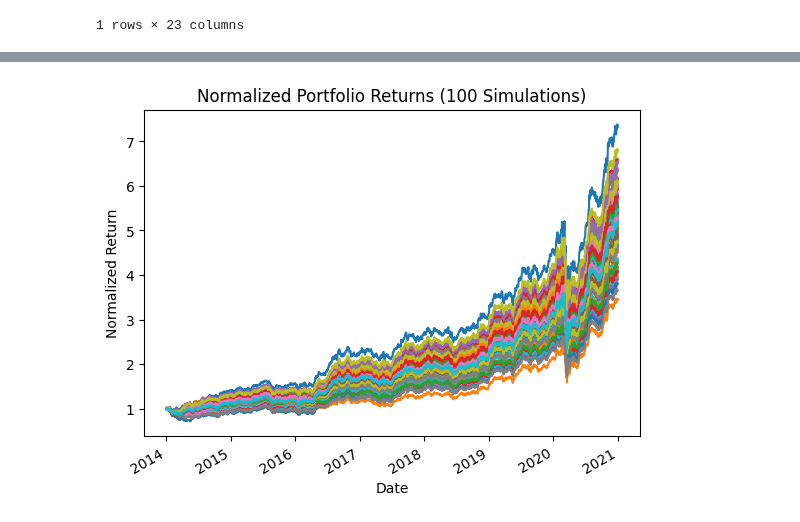
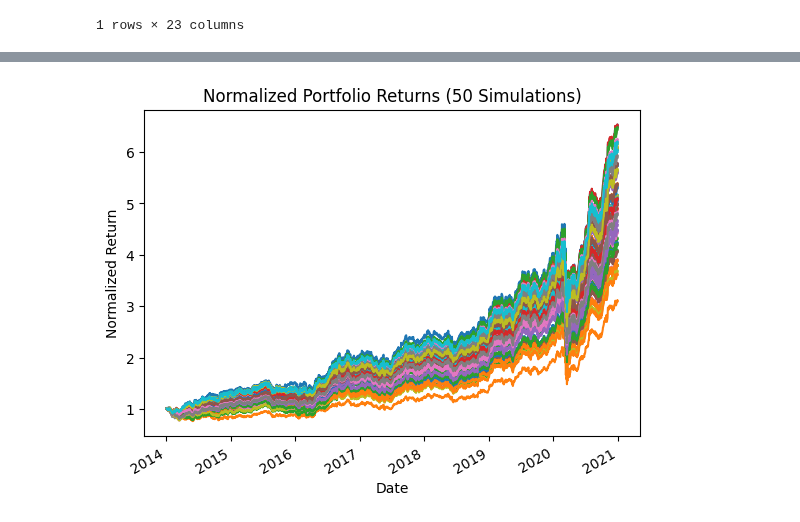
Before and after one commit to fea-dev-usp/quantamental-Dev_Wizards, a Jupyter notebook: indice_v2/rebalanceamentos_aleatorios.ipynb, the cells around one changed output, grey strips where cells are left out. Saved outputs shown, nothing was run; the diff lists cells and outputs as text; code cells hidden in the pictures.

```diff
--- a/indice_v2/rebalanceamentos_aleatorios.ipynb
+++ b/indice_v2/rebalanceamentos_aleatorios.ipynb
@@ -97,15 +82,15 @@ def random_weights(returns, binary_array):
 # %%
-def random_weights_portfolio(returns, weights_df_random):
-    portfolio_returns_random = (returns * weights_df_random.drop('rebalancing', axis=1)) # Nx1 vextor - calculate the portfolio returns
+def random_rebalances_portfolio(returns, weights_df_random):
+    portfolio_returns = (returns * weights_df_random.drop('rebalancing', axis=1)) # NxN vextor - calculate the portfolio returns
 
-    normalized_portfolio_returns_random = (1 + portfolio_returns_random.sum(axis=1)).cumprod()
+    normalized_portfolio_returns = (1 + portfolio_returns.sum(axis=1)).cumprod()
 
-    return normalized_portfolio_returns_random
+    return normalized_portfolio_returns
 # %%
 # teste para um porfólio
 binary_array = random_array()
-weights_df_random = random_weights(returns, binary_array)
-normalized_portfolio_returns_random = random_weights_portfolio(returns, weights_df_random)
+weights_df_random = df_weights(returns, binary_array)
+normalized_portfolio_returns_random = random_rebalances_portfolio(returns, weights_df_random)
 # %% [output]
 You must convert self.cov to a positive definite matrix
 You must convert self.cov to a positive definite matrix
@@ -129,17 +106,17 @@ plt.show()
+# %%
+def simulate_portfolio():
+    binary_array = random_array()
+    weights_df_random = df_weights(returns, binary_array)
+    normalized_portfolio_returns_random = random_rebalances_portfolio(returns, weights_df_random)
+
+    cumulated_return = normalized_portfolio_returns_random.iloc[-1]
+    return cumulated_return, binary_array, normalized_portfolio_returns_random
 # %%
 from joblib import Parallel, delayed
 
-num_simulations = 100
+num_simulations = 50
 simulated_portfolios = []
 binarray_cumret_dict = {}
-
-def simulate_portfolio():
-    binary_array = random_array()
-    weights_df_random = random_weights(returns, binary_array)
-    normalized_portfolio_returns_random = random_weights_portfolio(returns, weights_df_random)
-
-    cumulated_return = normalized_portfolio_returns_random.iloc[-1]
-    return cumulated_return, binary_array, normalized_portfolio_returns_random
 
 # Paralelizando a simulação
 results = Parallel(n_jobs=-1)(delayed(simulate_portfolio)() for _ in range(num_simulations))
@@ -153,12 +130,12 @@ for cumulated_return, binary_array, normalized_portfolio_returns_random in resul
 simulated_portfolios_df = pd.DataFrame(simulated_portfolios).T
 # %%
 # Plot the results of the simulations
-simulated_portfolios_df.plot(title='Normalized Portfolio Returns (100 Simulations)', legend=False)
+simulated_portfolios_df.plot(title=f'Normalized Portfolio Returns ({num_simulations} Simulations)', legend=False)
 plt.xlabel('Date')
 plt.ylabel('Normalized Return')
 plt.show()
 # %% [output]
-[figure, old version]
+[figure, new version]
 # %%
 binarray_cumret_dict = dict(sorted(binarray_cumret_dict.items(), reverse=True))
 binarray_cumret_dict
```
Also changed, not shown: parts of 15 cells of this notebook.
